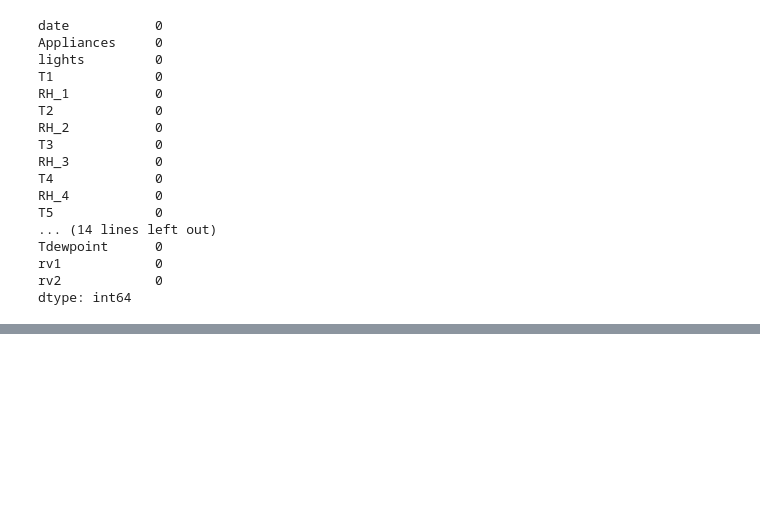
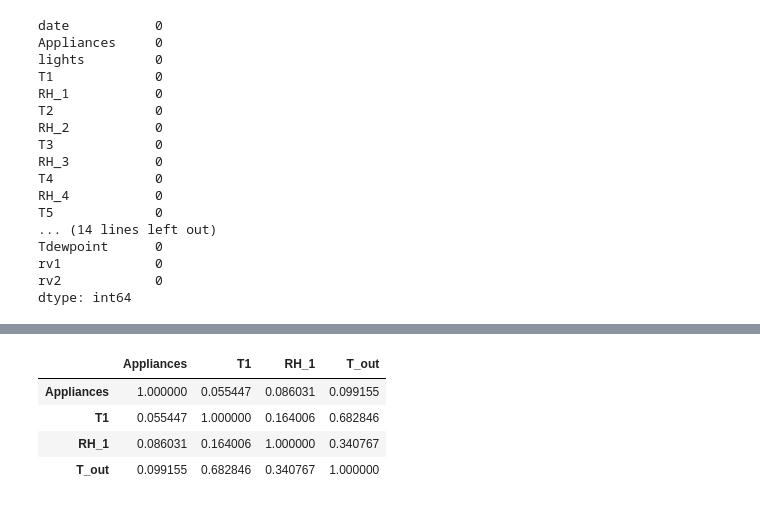
Before and after one commit to pericles-1995/CA1-2026193, a Jupyter notebook: CA2 ML.ipynb, the cells around one changed output, grey strips where cells are left out. Cells and saved outputs as stored; diff of their text form; code cells hidden in the pictures; blank space fills up the shorter version.

```diff
--- a/CA2 ML.ipynb
+++ b/CA2 ML.ipynb
@@ -84,0 +120,8 @@ dtype: int64
+# %%
+df[features].corr()
+# %% [output]
+|  | Appliances | T1 | RH_1 | T_out |
+| Appliances | 1.000000 | 0.055447 | 0.086031 | 0.099155 |
+| T1 | 0.055447 | 1.000000 | 0.164006 | 0.682846 |
+| RH_1 | 0.086031 | 0.164006 | 1.000000 | 0.340767 |
+| T_out | 0.099155 | 0.682846 | 0.340767 | 1.000000 |
```
Also changed, not shown: parts of 8 cells of this notebook.
